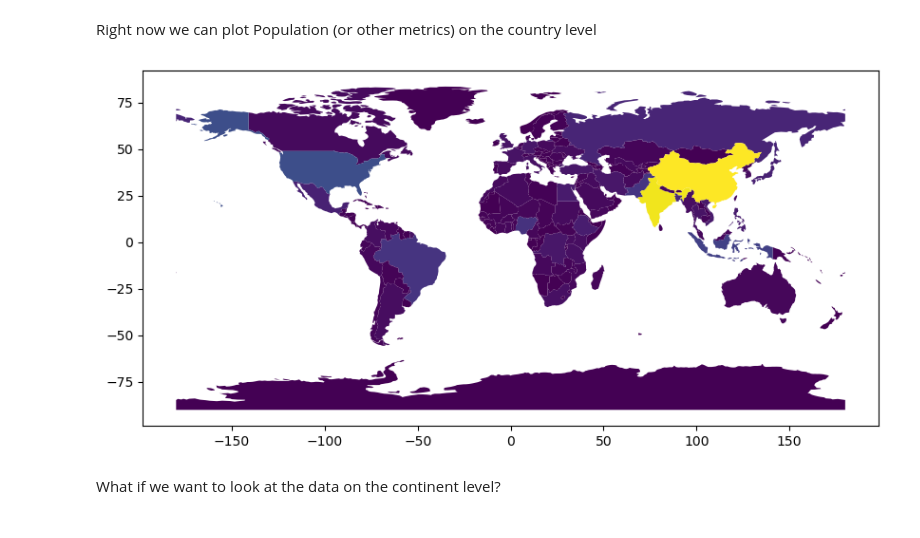
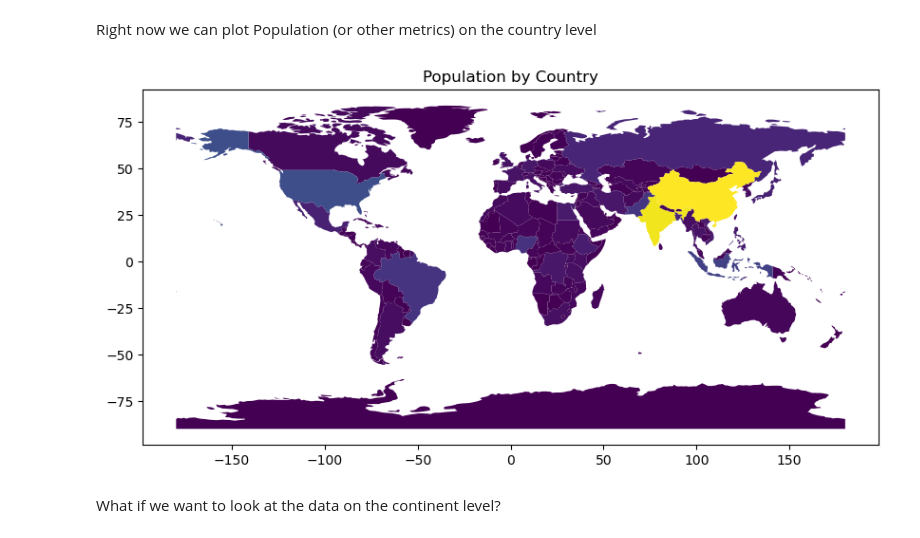
Before and after one commit to carolinadatascience/spatial-data-workshop, a Jupyter notebook: workshop.ipynb, the cells around one changed output. Saved outputs shown, nothing was run; the diff lists cells and outputs as text; code cells hidden in the pictures.

```diff
--- a/workshop.ipynb
+++ b/workshop.ipynb
@@ -158,9 +160,10 @@ plt.show()
 Right now we can plot Population (or other metrics) on the country level
 # %%
 df_world.plot('pop_est', figsize=(10,10))
+plt.title("Population by Country")
 plt.show()
 # %% [output]
-[figure, old version]
+[figure, new version]
 # %% [markdown]
 What if we want to look at the data on the continent level?
 # %%
```
Also changed, not shown: parts of 14 cells of this notebook.
